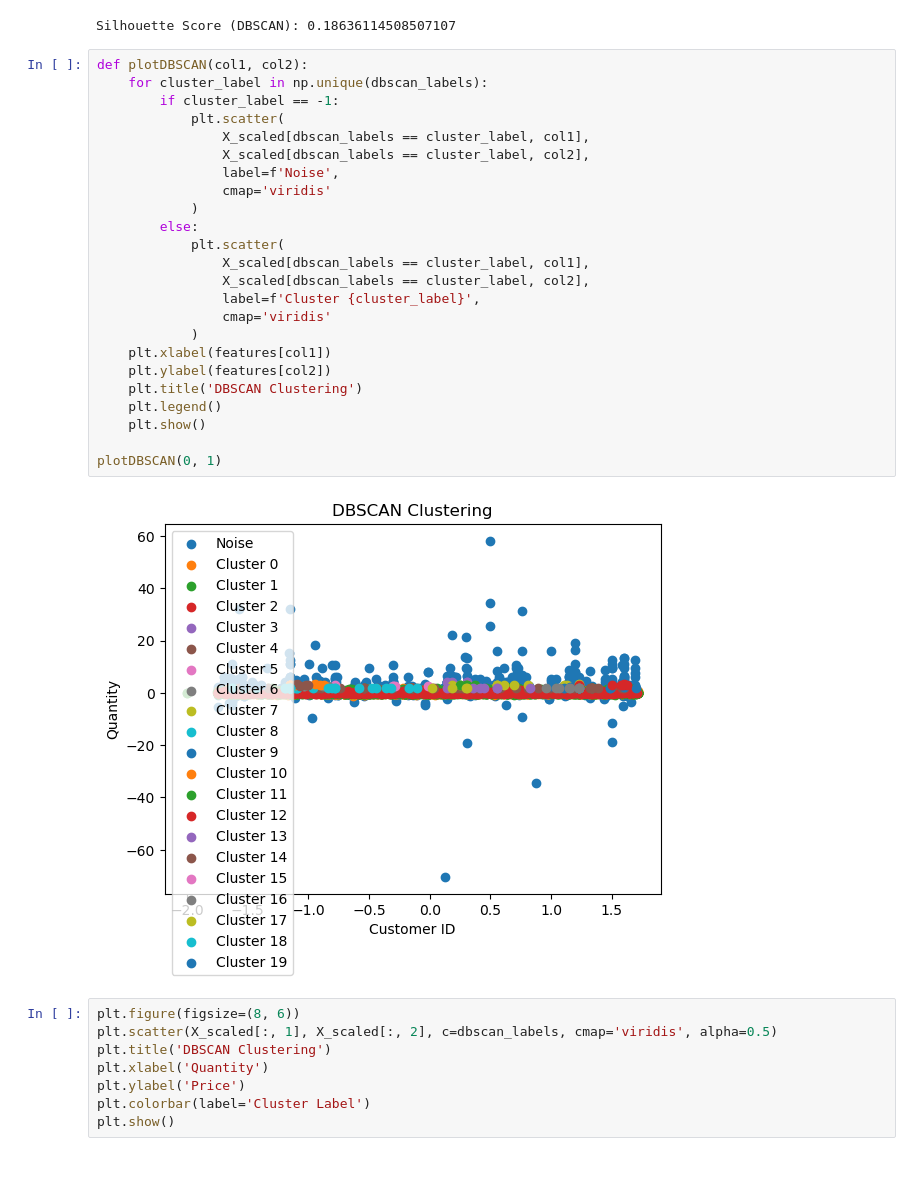
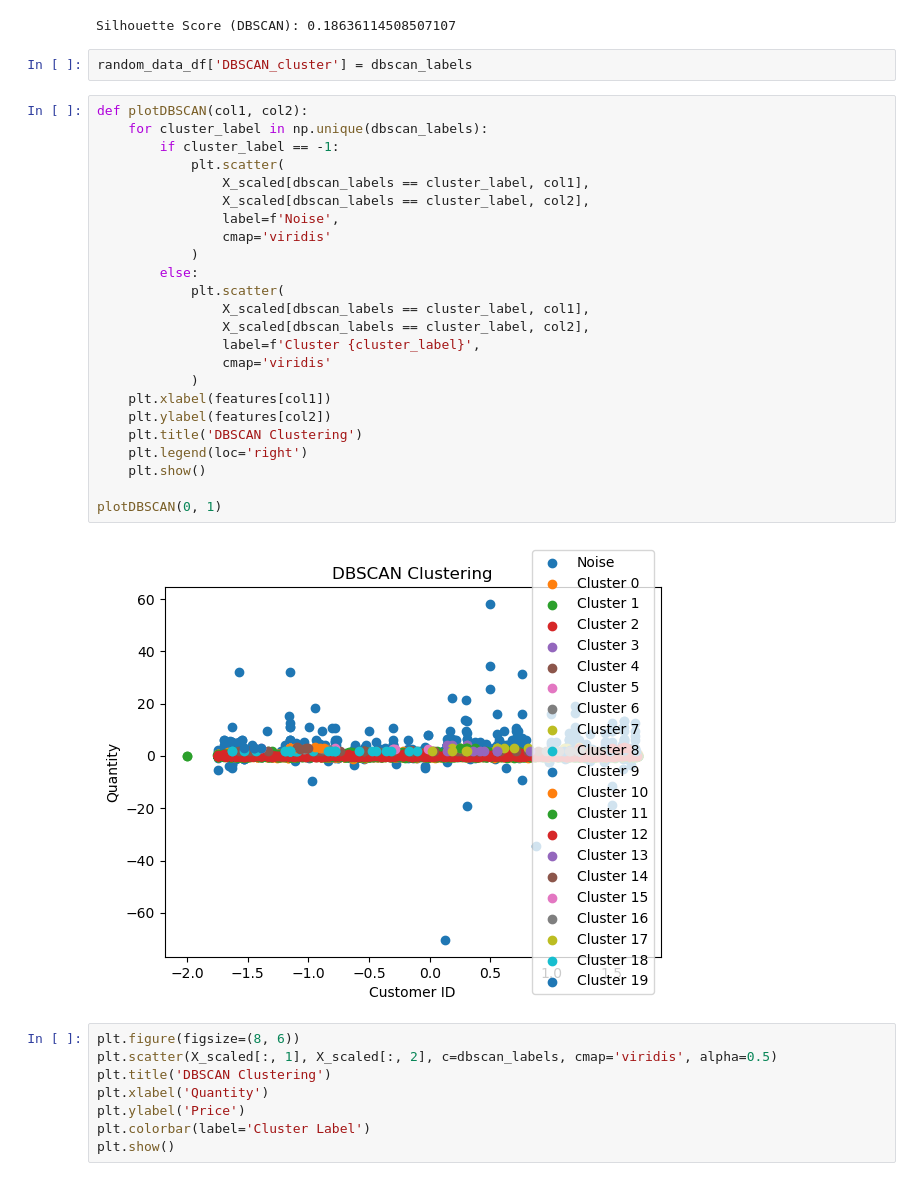
Before and after one commit to ashammar1/ML-for-Business, a Jupyter notebook: Alaa-Shammary-CA1-ML for Business.ipynb, the cells around one changed output. Cells and saved outputs as stored; diff of their text form.

```diff
--- a/Alaa-Shammary-CA1-ML for Business.ipynb
+++ b/Alaa-Shammary-CA1-ML for Business.ipynb
@@ -502,32 +459,34 @@ silhouette_dbscan = silhouette_score(X_scaled, dbscan_labels)
 print("Silhouette Score (DBSCAN):", silhouette_dbscan)
 # %% [output]
 Silhouette Score (DBSCAN): 0.18636114508507107
+# %%
+random_data_df['DBSCAN_cluster'] = dbscan_labels
 # %%
 def plotDBSCAN(col1, col2):
     for cluster_label in np.unique(dbscan_labels):
         if cluster_label == -1:
             plt.scatter(
                 X_scaled[dbscan_labels == cluster_label, col1],
                 X_scaled[dbscan_labels == cluster_label, col2],
                 label=f'Noise',
                 cmap='viridis'
             )
         else:
             plt.scatter(
                 X_scaled[dbscan_labels == cluster_label, col1],
                 X_scaled[dbscan_labels == cluster_label, col2],
                 label=f'Cluster {cluster_label}',
                 cmap='viridis'
             )
     plt.xlabel(features[col1])
     plt.ylabel(features[col2])
     plt.title('DBSCAN Clustering')
-    plt.legend()
+    plt.legend(loc='right')
     plt.show()
 
 plotDBSCAN(0, 1)
 # %% [output]
-[figure, old version]
+[figure, new version]
 # %%
 plt.figure(figsize=(8, 6))
 plt.scatter(X_scaled[:, 1], X_scaled[:, 2], c=dbscan_labels, cmap='viridis', alpha=0.5)
```
Also changed, not shown: parts of 16 cells of this notebook.
